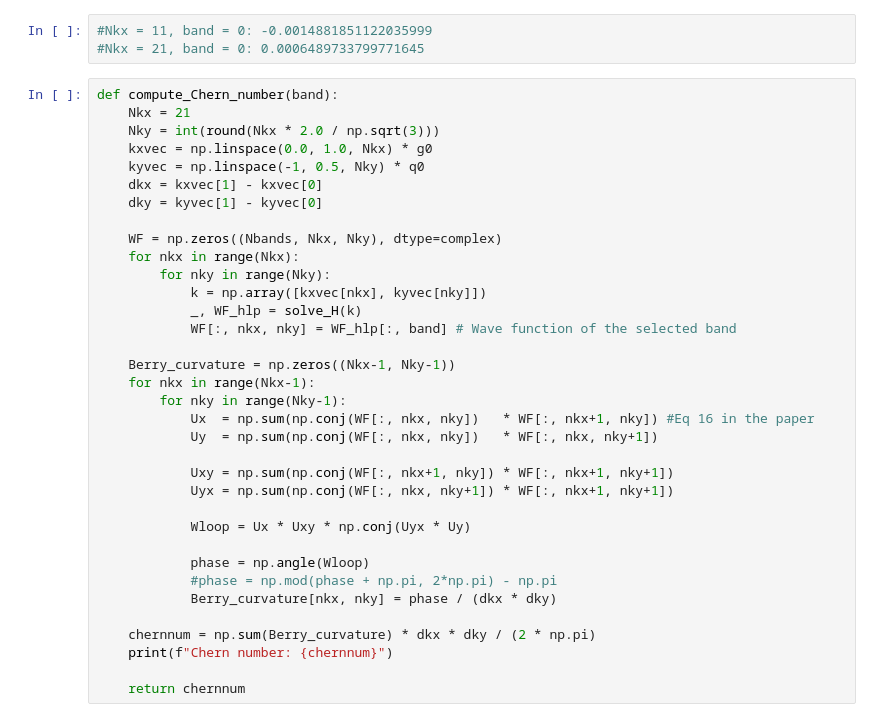
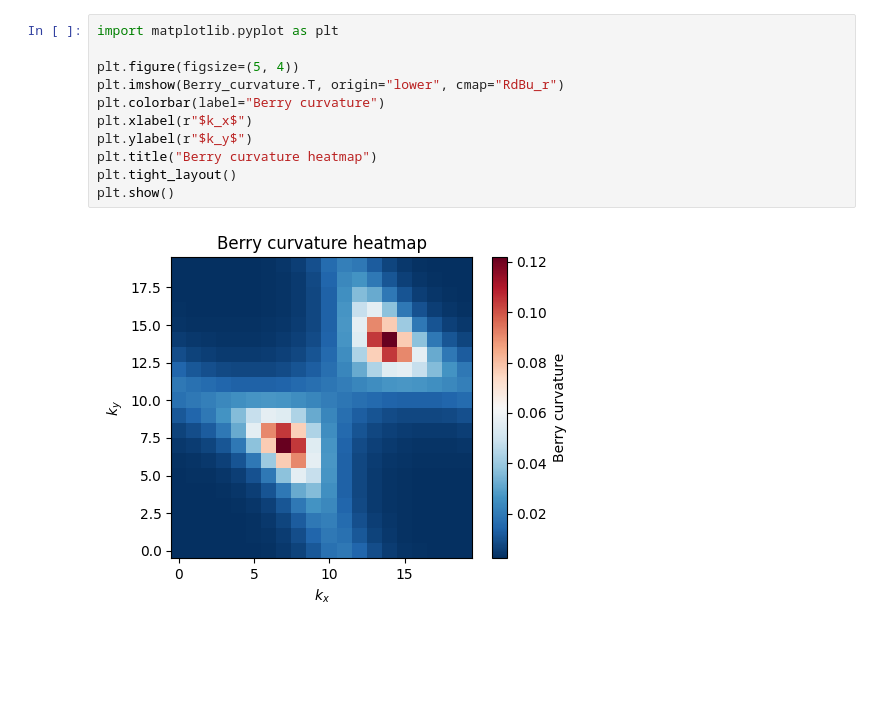
Before and after one commit to oscartq/moire_band_structure, a Jupyter notebook: demo.ipynb, the cells around one changed output. Saved outputs shown, nothing was run; the diff lists cells and outputs as text; blank space fills up the shorter version.

```diff
--- a/demo.ipynb
+++ b/demo.ipynb
@@ -278,38 +221,13 @@ Chern number: -2.8202300601598593
-# %%
-#Nkx = 11, band = 0: -0.0014881851122035999
-#Nkx = 21, band = 0: 0.0006489733799771645
-# %%
-def compute_Chern_number(band):
-    Nkx = 21
-    Nky = int(round(Nkx * 2.0 / np.sqrt(3)))
-    kxvec = np.linspace(0.0, 1.0, Nkx) * g0
-    kyvec = np.linspace(-1, 0.5, Nky) * q0
-    dkx = kxvec[1] - kxvec[0]
-    dky = kyvec[1] - kyvec[0]
-
-    WF = np.zeros((Nbands, Nkx, Nky), dtype=complex)
-    for nkx in range(Nkx):
-        for nky in range(Nky):
-            k = np.array([kxvec[nkx], kyvec[nky]])
-            _, WF_hlp = solve_H(k)
-            WF[:, nkx, nky] = WF_hlp[:, band] # Wave function of the selected band
-
-    Berry_curvature = np.zeros((Nkx-1, Nky-1))
-    for nkx in range(Nkx-1):
-        for nky in range(Nky-1):
-            Ux  = np.sum(np.conj(WF[:, nkx, nky])   * WF[:, nkx+1, nky]) #Eq 16 in the paper
-            Uy  = np.sum(np.conj(WF[:, nkx, nky])   * WF[:, nkx, nky+1])
-
-            Uxy = np.sum(np.conj(WF[:, nkx+1, nky]) * WF[:, nkx+1, nky+1])
-            Uyx = np.sum(np.conj(WF[:, nkx, nky+1]) * WF[:, nkx+1, nky+1])
-
-            Wloop = Ux * Uxy * np.conj(Uyx * Uy)
-
-            phase = np.angle(Wloop)
-            #phase = np.mod(phase + np.pi, 2*np.pi) - np.pi
-            Berry_curvature[nkx, nky] = phase / (dkx * dky)
-
-    chernnum = np.sum(Berry_curvature) * dkx * dky / (2 * np.pi)
-    print(f"Chern number: {chernnum}")
-
-    return chernnum
+# %%
+import matplotlib.pyplot as plt
+
+plt.figure(figsize=(5, 4))
+plt.imshow(Berry_curvature.T, origin="lower", cmap="RdBu_r")
+plt.colorbar(label="Berry curvature")
+plt.xlabel(r"$k_x$")
+plt.ylabel(r"$k_y$")
+plt.title("Berry curvature heatmap")
+plt.tight_layout()
+plt.show()
+# %% [output]
+[figure, added]
```
Also changed, not shown: parts of 6 cells of this notebook, 3 other files.
